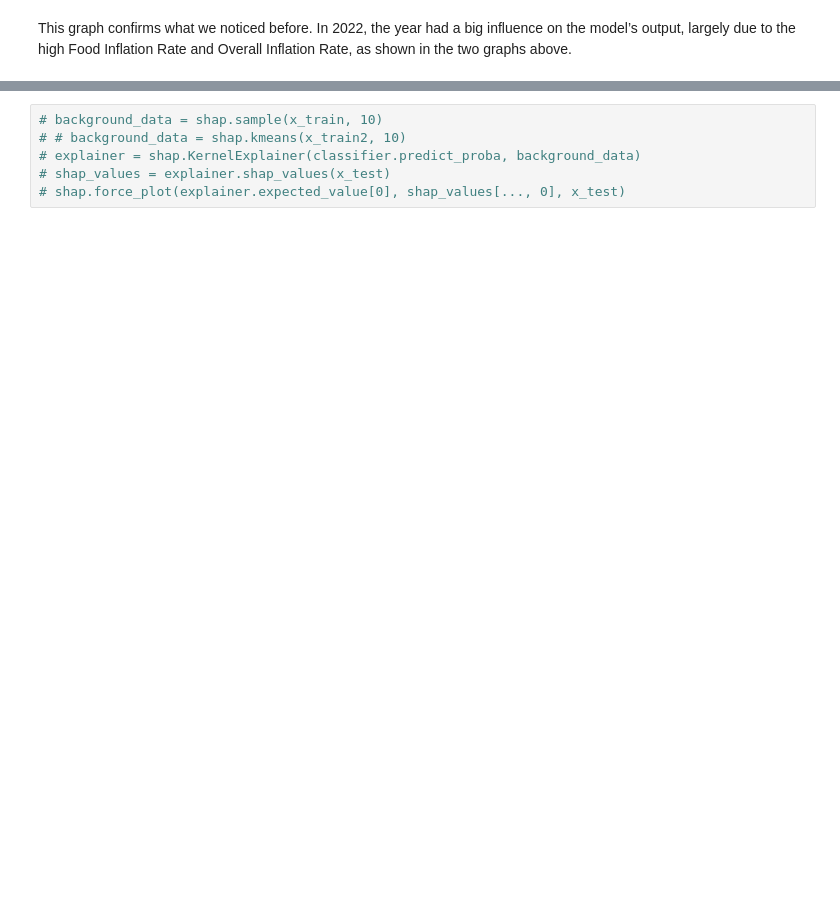
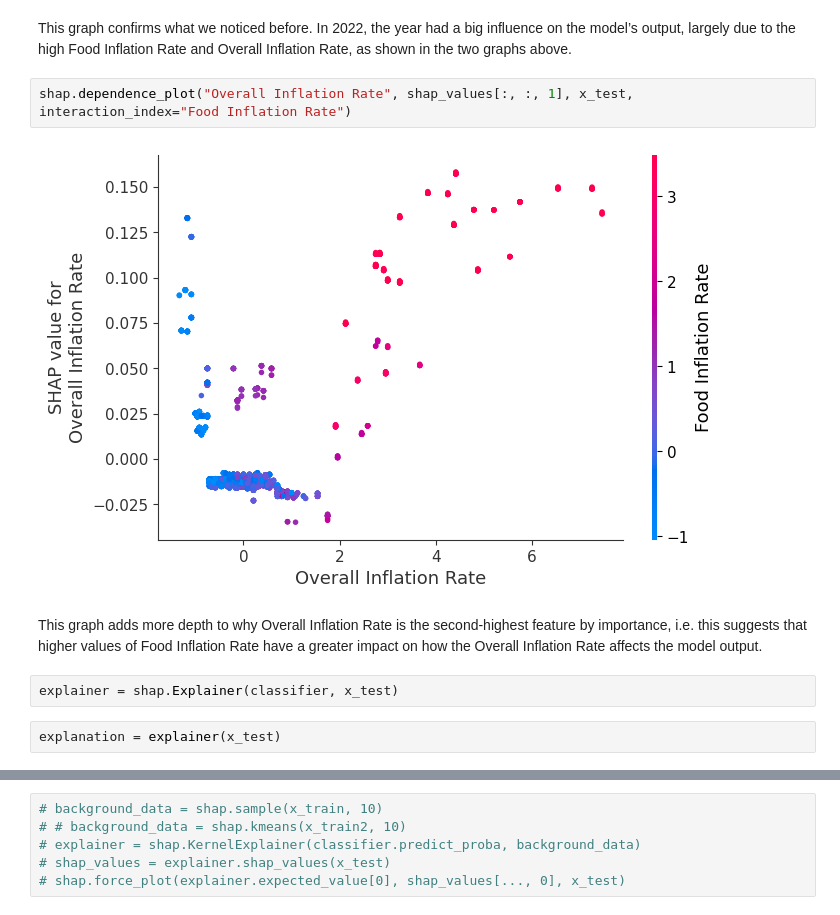
Before and after one commit to filipsam789/food-explainable-ai, a Jupyter notebook: supervised-learning-and-shap.ipynb, the cells around one changed output, grey strips where cells are left out. Drawn from its saved outputs; the diff is of its cells as text; blank space fills up the shorter version.

```diff
--- a/supervised-learning-and-shap.ipynb
+++ b/supervised-learning-and-shap.ipynb
@@ -180,2 +182,12 @@ shap.dependence_plot('Year', shap_values[:, :, 1], x_test, interaction_index="Ov
 # %% [markdown]
 This graph confirms what we noticed before. In 2022, the year had a big influence on the model’s output, largely due to the high Food Inflation Rate and Overall Inflation Rate, as shown in the two graphs above.
+# %%
+shap.dependence_plot("Overall Inflation Rate", shap_values[:, :, 1], x_test, interaction_index="Food Inflation Rate")
+# %% [output]
+[figure, added]
+# %% [markdown]
+This graph adds more depth to why Overall Inflation Rate is the second-highest feature by importance, i.e. this suggests that higher values of Food Inflation Rate have a greater impact on how the Overall Inflation Rate affects the model output.
+# %%
+explainer = shap.Explainer(classifier, x_test)
+# %%
+explanation = explainer(x_test)
```
Also changed, not shown: parts of 25 cells of this notebook, 1 other file.
